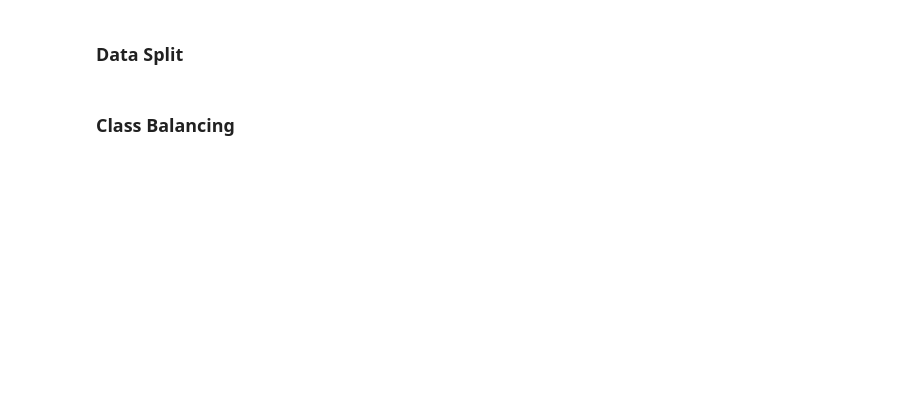
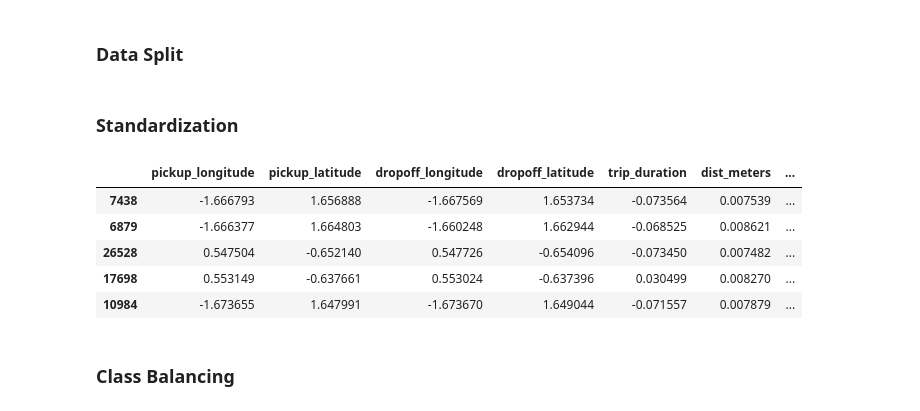
Before and after one commit to enricoroselino/uber-trip-classification, a Jupyter notebook: uber_trip_classification.ipynb, the cells around one changed output. Saved outputs shown, nothing was run; the diff lists cells and outputs as text; code cells hidden in the pictures; blank space fills up the shorter version.

```diff
--- a/uber_trip_classification.ipynb
+++ b/uber_trip_classification.ipynb
@@ -453,2 +507,7 @@ ohe.head()
 # %% [markdown]
 ### Data Split
+# %%
+X_train, y_train, X_valid, y_valid, X_test, y_test = train_valid_test_split(model_data, target = 'label',
+                                                                            train_size=0.7, valid_size=0.2, test_size=0.1, random_state=42)
+# %% [markdown]
+### Standardization
@@ -455,2 +525,11 @@ ohe.head()
+# %%
+X_train.head()
+# %% [output]
+|  | pickup_longitude | pickup_latitude | dropoff_longitude | dropoff_latitude | trip_duration | dist_meters | ... |
+| 7438 | -1.666793 | 1.656888 | -1.667569 | 1.653734 | -0.073564 | 0.007539 | ... |
+| 6879 | -1.666377 | 1.664803 | -1.660248 | 1.662944 | -0.068525 | 0.008621 | ... |
+| 26528 | 0.547504 | -0.652140 | 0.547726 | -0.654096 | -0.073450 | 0.007482 | ... |
+| 17698 | 0.553149 | -0.637661 | 0.553024 | -0.637396 | 0.030499 | 0.008270 | ... |
+| 10984 | -1.673655 | 1.647991 | -1.673670 | 1.649044 | -0.071557 | 0.007879 | ... |
 # %% [markdown]
 ### Class Balancing
```
Also changed, not shown: parts of 28 cells of this notebook.
